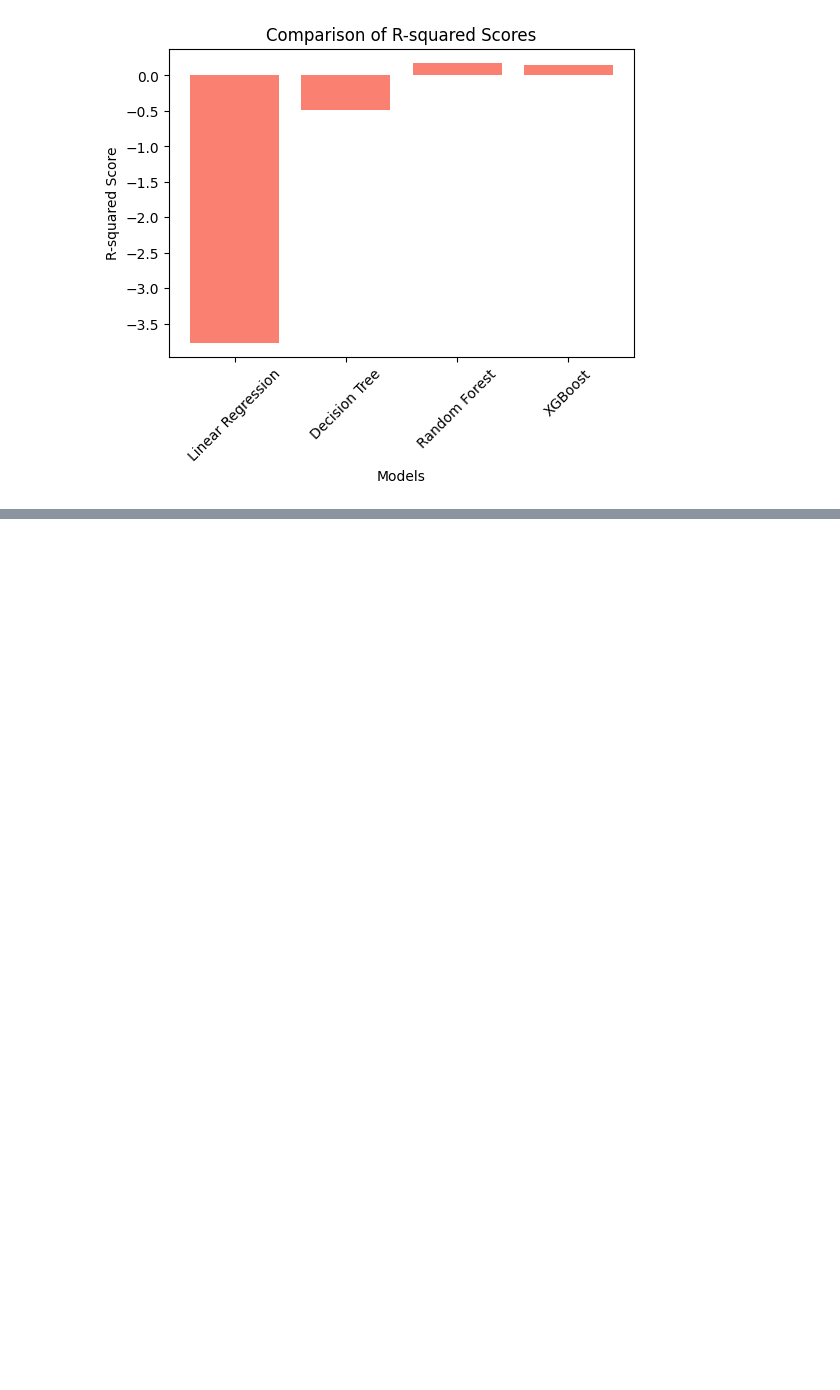
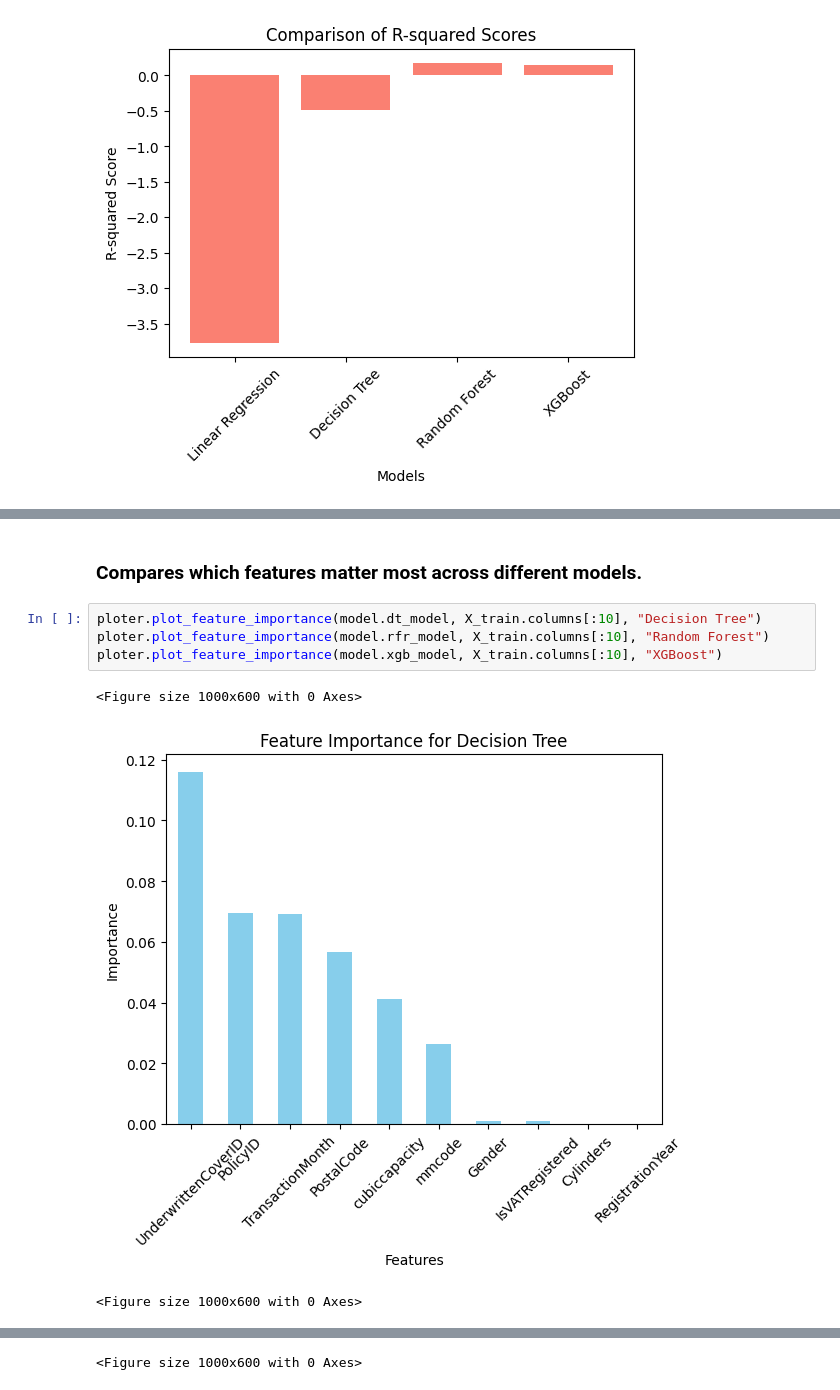
Before and after one commit to Aryam-21/insurance-risk-analytics, a Jupyter notebook: notebooks/task-4.ipynb, the cells around one changed output, grey strips where cells are left out. Saved outputs shown, nothing was run; the diff lists cells and outputs as text; blank space fills up the shorter version.

```diff
--- a/notebooks/task-4.ipynb
+++ b/notebooks/task-4.ipynb
@@ -127,0 +134,10 @@ ploter.plot_metrics(models=models_list, mae_scores=mae_scores, mse_scores=mse_sc
+# %% [markdown]
+### Compares which features matter most across different models.
+# %%
+ploter.plot_feature_importance(model.dt_model, X_train.columns[:10], "Decision Tree")
+ploter.plot_feature_importance(model.rfr_model, X_train.columns[:10], "Random Forest")
+ploter.plot_feature_importance(model.xgb_model, X_train.columns[:10], "XGBoost")
+# %% [output]
+<Figure size 1000x600 with 0 Axes>
+[figure, added]
+<Figure size 1000x600 with 0 Axes>
@@ -127,0 +145 @@ ploter.plot_metrics(models=models_list, mae_scores=mae_scores, mse_scores=mse_sc
+<Figure size 1000x600 with 0 Axes>
```
Also changed, not shown: parts of 3 cells of this notebook, 1 other file.
